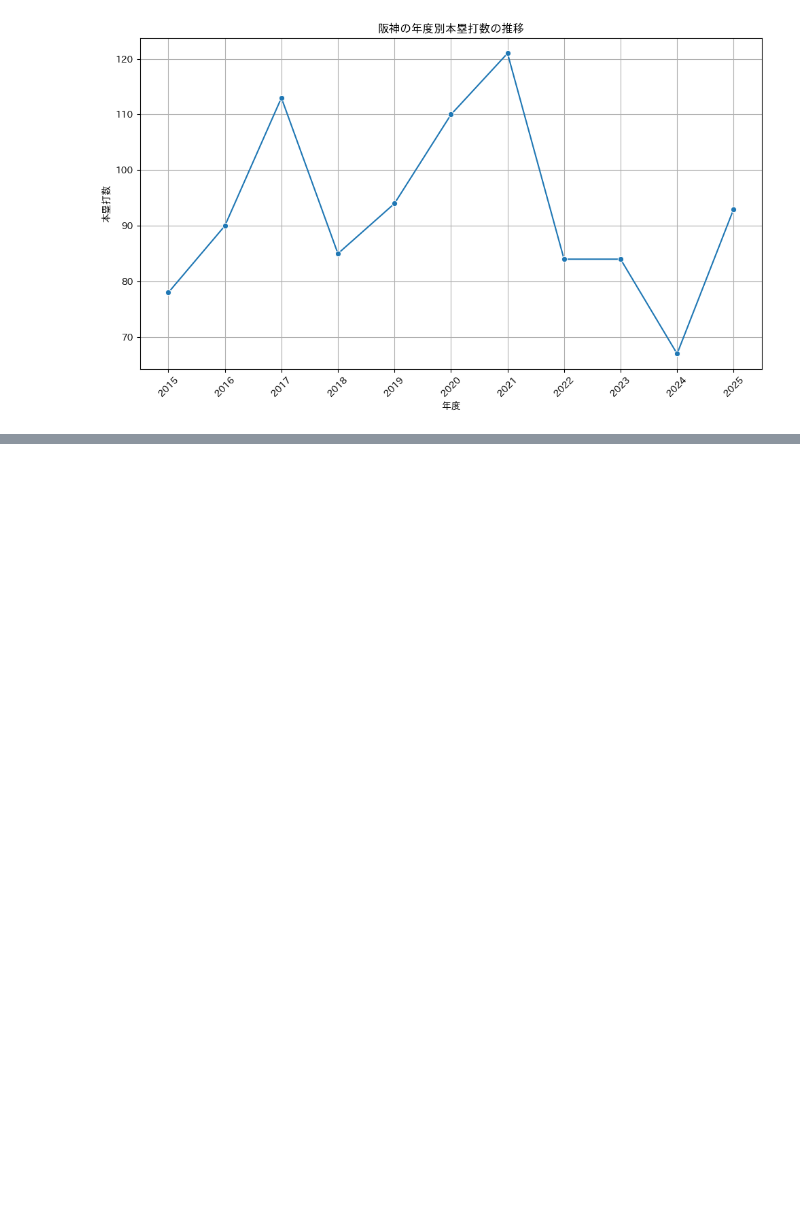
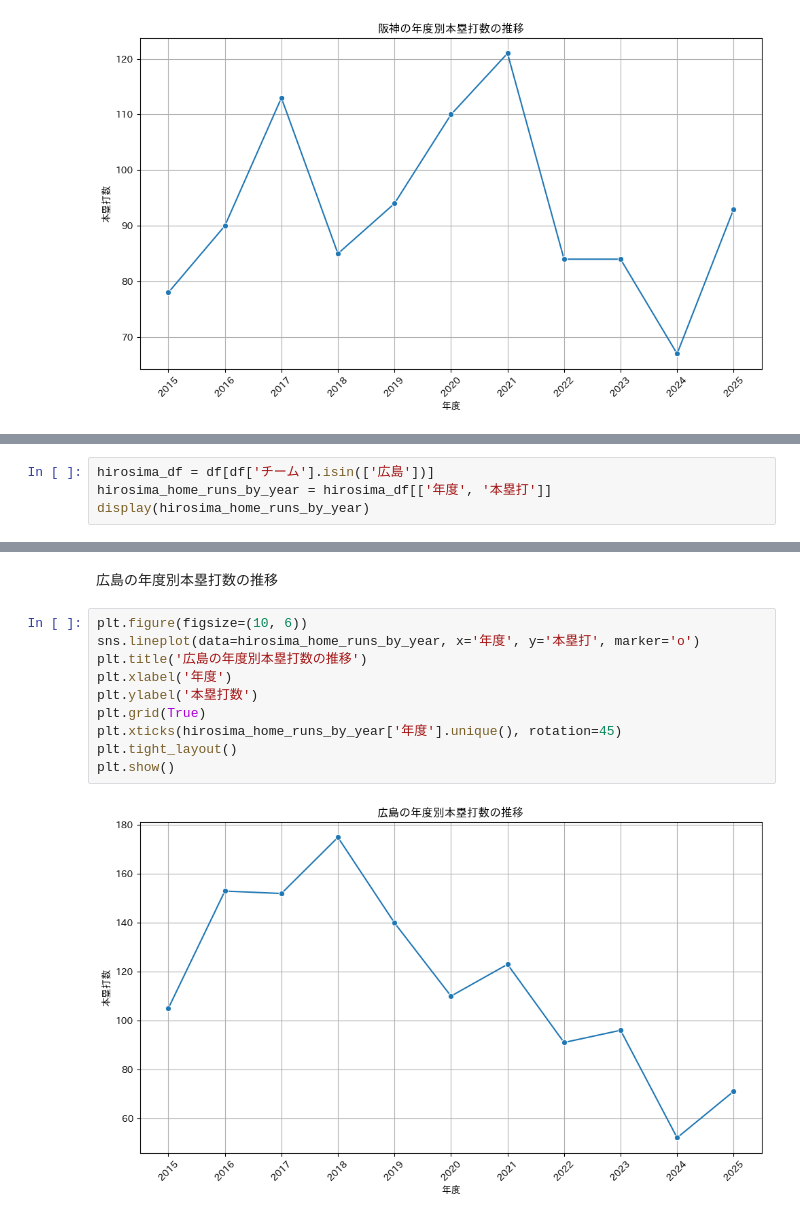
Before and after one commit to kousei6/NPB_Team_Batting_Stats_Analysis, a Jupyter notebook: NPB_Team_Batting_Stats_Analysis.ipynb, the cells around one changed output, grey strips where cells are left out. Drawn from its saved outputs; the diff is of its cells as text; blank space fills up the shorter version.

```diff
--- a/NPB_Team_Batting_Stats_Analysis.ipynb
+++ b/NPB_Team_Batting_Stats_Analysis.ipynb
@@ -191,0 +260,4 @@ plt.show()
+# %%
+hirosima_df = df[df['チーム'].isin(['広島'])]
+hirosima_home_runs_by_year = hirosima_df[['年度', '本塁打']]
+display(hirosima_home_runs_by_year)
@@ -191,0 +277,14 @@ plt.show()
+# %% [markdown]
+広島の年度別本塁打数の推移
+# %%
+plt.figure(figsize=(10, 6))
+sns.lineplot(data=hirosima_home_runs_by_year, x='年度', y='本塁打', marker='o')
+plt.title('広島の年度別本塁打数の推移')
+plt.xlabel('年度')
+plt.ylabel('本塁打数')
+plt.grid(True)
+plt.xticks(hirosima_home_runs_by_year['年度'].unique(), rotation=45)
+plt.tight_layout()
+plt.show()
+# %% [output]
+[figure, added]
```
Also changed, not shown: parts of 15 cells of this notebook.
